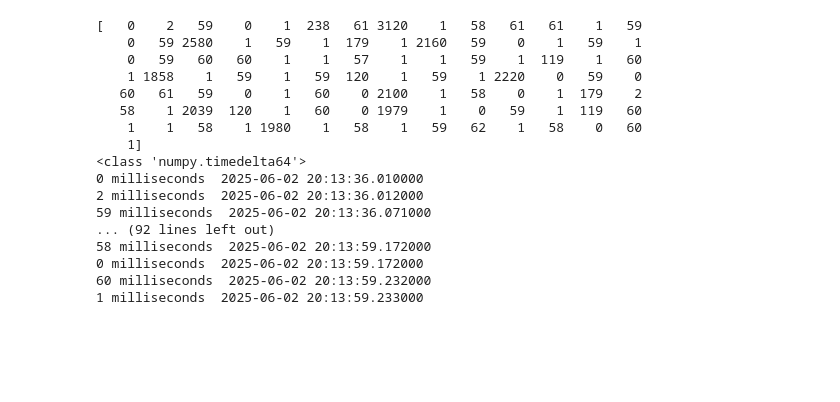
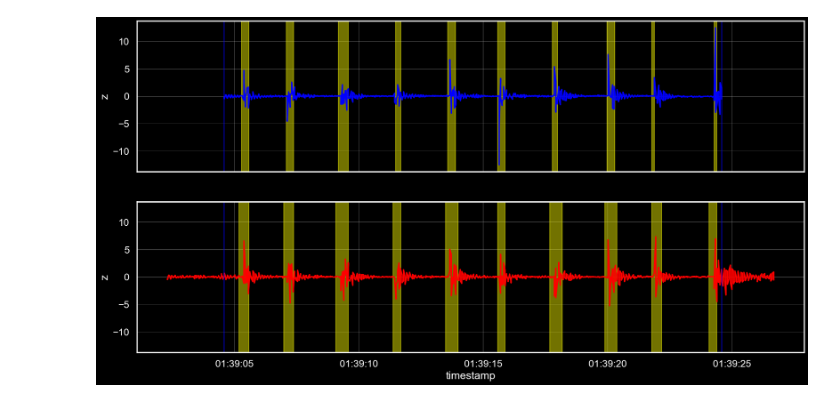
Before and after one commit to TheCrazyRocketScientist/Touch-Panel, a Jupyter notebook: jupyter/tap_detect.ipynb, the cells around one changed output. Saved outputs shown, nothing was run; the diff lists cells and outputs as text; code cells hidden in the pictures; blank space fills up the shorter version.

```diff
--- a/jupyter/tap_detect.ipynb
+++ b/jupyter/tap_detect.ipynb
@@ -199,32 +226,32 @@ Name: timestamp, Length: 99, dtype: timedelta64[ns]
-# %%
-tap_dur = 100 #in millis
-suffix_sum = np.full(len(df_new_two.index),fill_value=-1,dtype="timedelta64[ms]")
-temp_date_time_var = None
-for x in range(len(df_new_two.index)):
-    if x == 0:
-        suffix_sum[0] = 0
-    else:
-        suffix_sum[x] = df_new_two.index[x]-df_new_two.index[x-1]
-print(suffix_sum)
-print(type(suffix_sum[0]))
-
-for x in range(len(suffix_sum)):
-    print(f"{suffix_sum[x]}  {df_new_two.index[x]}")
-# %% [output]
-[   0    2   59    0    1  238   61 3120    1   58   61   61    1   59
-    0   59 2580    1   59    1  179    1 2160   59    0    1   59    1
-    0   59   60   60    1    1   57    1    1   59    1  119    1   60
-    1 1858    1   59    1   59  120    1   59    1 2220    0   59    0
-   60   61   59    0    1   60    0 2100    1   58    0    1  179    2
-   58    1 2039  120    1   60    0 1979    1    0   59    1  119   60
-    1    1   58    1 1980    1   58    1   59   62    1   58    0   60
-    1]
-<class 'numpy.timedelta64'>
-0 milliseconds  2025-06-02 20:13:36.010000
-2 milliseconds  2025-06-02 20:13:36.012000
-59 milliseconds  2025-06-02 20:13:36.071000
-... (92 lines left out)
-58 milliseconds  2025-06-02 20:13:59.172000
-0 milliseconds  2025-06-02 20:13:59.172000
-60 milliseconds  2025-06-02 20:13:59.232000
-1 milliseconds  2025-06-02 20:13:59.233000
+# %%
+#plotting all intervals for tsfresh
+
+window_size = 0.2
+stride = 0.2*0.5
+
+
+
+fig,ax = plt.subplots(2,figsize = (20,10),sharex='all',sharey='all')
+
+sns.lineplot(x = df_sensor_one.index,y = df_sensor_one['z'],errorbar=None,color="blue",ax=ax[0]) #ci none cuts down on rendering time when using seaborn!!
+sns.lineplot(x = df_sensor_two.index,y = df_sensor_two['z'],errorbar=None,color="red",ax=ax[1])
+
+
+df_new_two = pd.DataFrame(df_sensor_two['z'][~((df_sensor_two['z'] <= 2*std_dev_two)&(df_sensor_two['z'] >= -2*std_dev_two))])
+df_new_one = pd.DataFrame(df_sensor_one['z'][~((df_sensor_one['z'] <= 2*std_dev_one)&(df_sensor_one['z'] >= -2*std_dev_one))])
+
+
+ax[0].axvline(x=df_sensor_one.index[0],alpha=0.450,color='blue')
+ax[1].axvline(x=df_sensor_one.index[0],alpha=0.450,color='blue')
+
+
+ax[0].axvline(x=df_sensor_one.index[-1],alpha=0.450,color='blue')
+ax[1].axvline(x=df_sensor_one.index[-1],alpha=0.450,color='blue')
+
+for interval in tap_intervals_sensor_one:
+    ax[0].axvspan(interval[0],interval[1],color='yellow',alpha=0.45)
+
+for interval in tap_intervals_sensor_two:
+    ax[1].axvspan(interval[0],interval[1],color='yellow',alpha=0.45)
+# %% [output]
+[figure, added]
```
Also changed, not shown: parts of 6 cells of this notebook, 11 other files.
